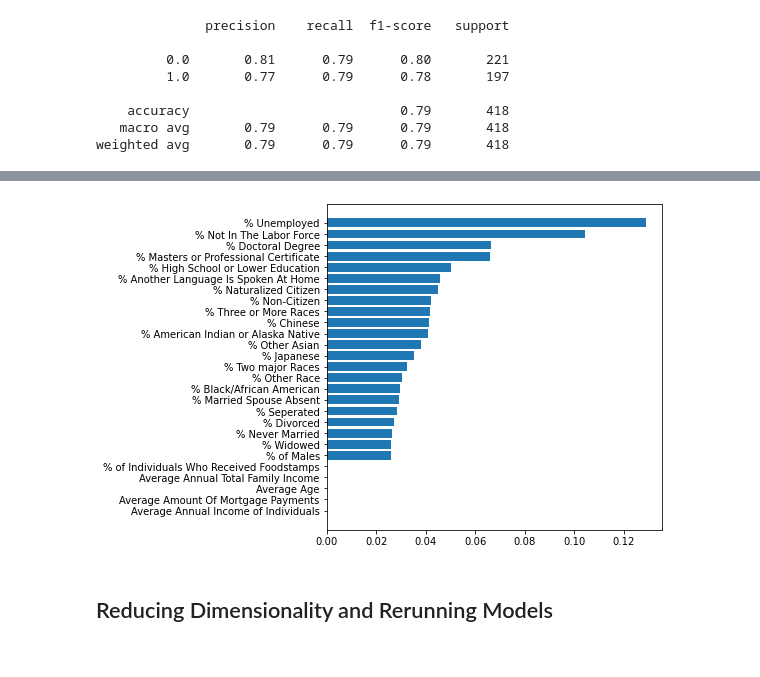
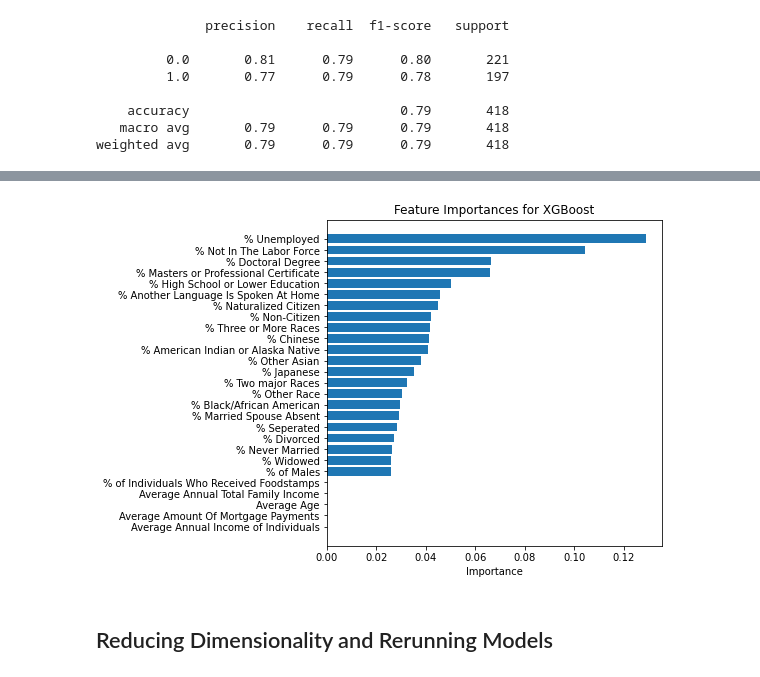
Before and after one commit to emgerber88/County_Pres_Election_Modeling, a Jupyter notebook: County_Pres_Election_Modeling.ipynb, the cells around one changed output, grey strips where cells are left out. Drawn from its saved outputs; the diff is of its cells as text; code cells hidden in the pictures.

```diff
--- a/County_Pres_Election_Modeling.ipynb
+++ b/County_Pres_Election_Modeling.ipynb
@@ -787,8 +833,11 @@ Logistic regression F1:  0.7430025445292621
 # %%
 fig, ax = plt.subplots(figsize = (6, 6))
 plt.barh(X_train.columns, sorted(best_xg_model.feature_importances_));
+
+ax.set_title('Feature Importances for XGBoost')
+ax.set_xlabel('Importance');
 # %% [output]
-[figure, old version]
+[figure, new version]
 # %% [markdown]
 ## Reducing Dimensionality and Rerunning Models
 # %% [markdown]
```
Also changed, not shown: parts of 89 cells of this notebook.
